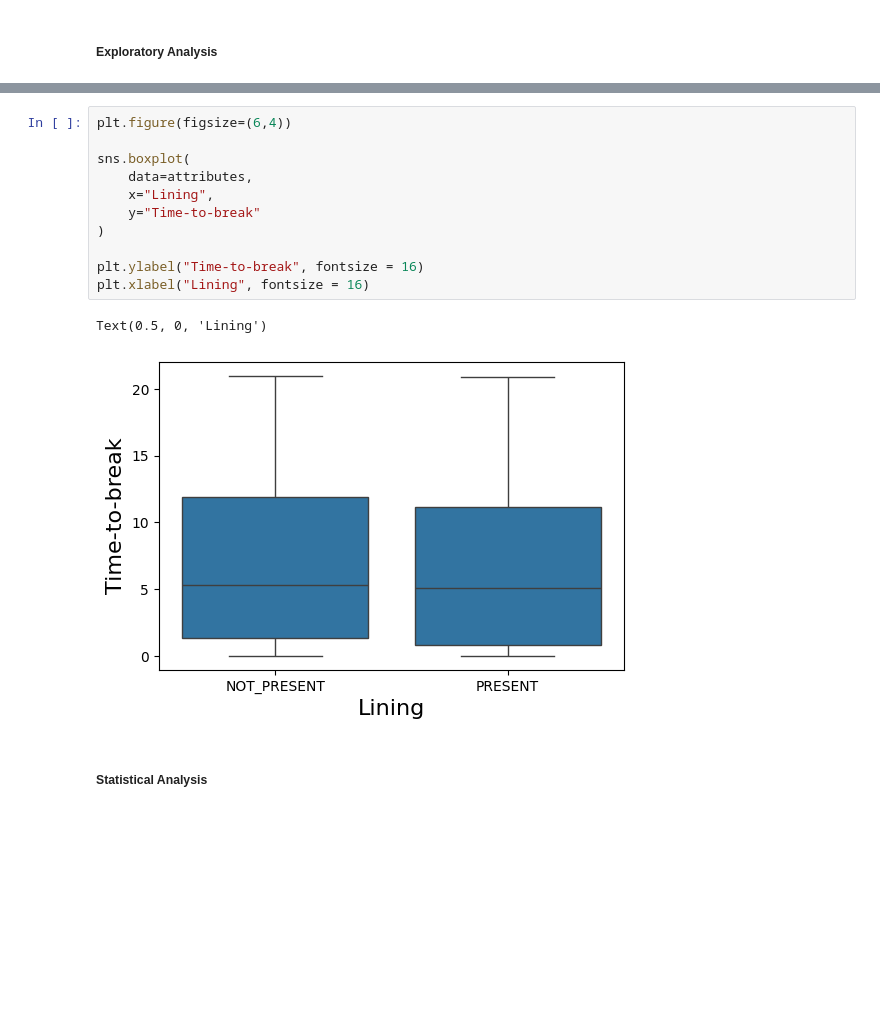
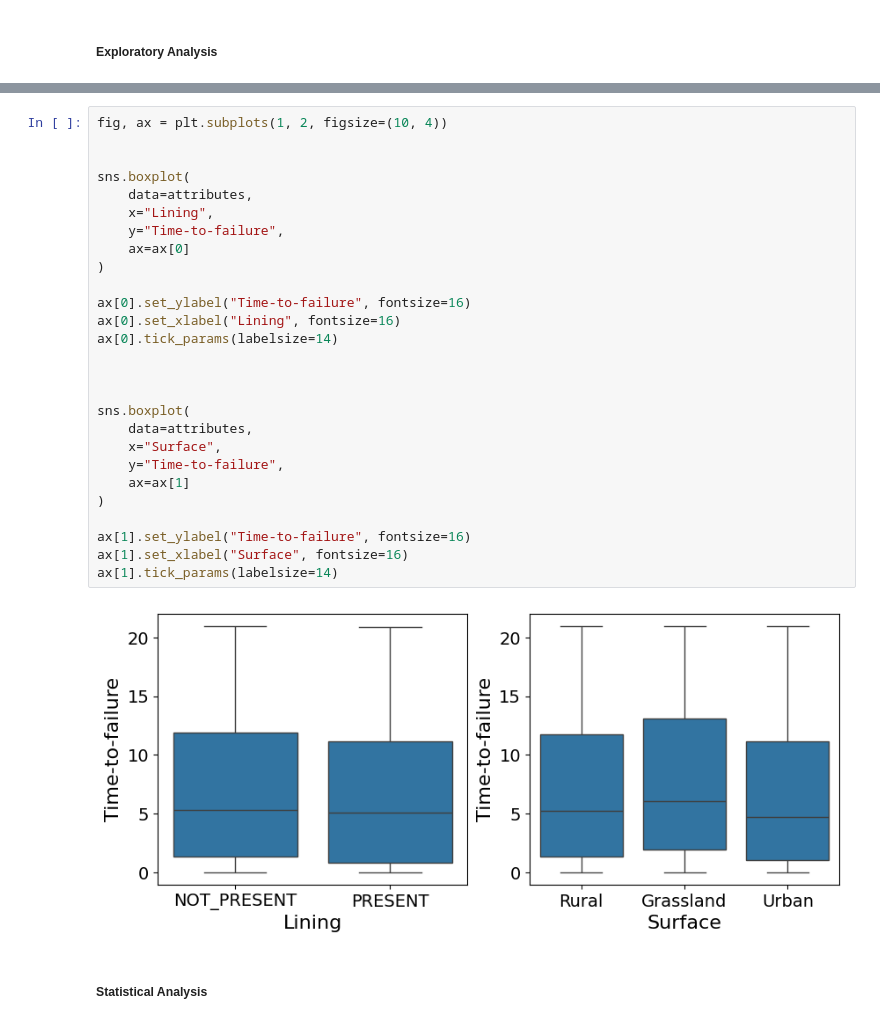
Before and after one commit to UlaStats/MSc-project-pipe-failure-prediction, a Jupyter notebook: Data_Analysis.ipynb, the cells around one changed output, grey strips where cells are left out. Cells and saved outputs as stored; diff of their text form; blank space fills up the shorter version.

```diff
--- a/Data_Analysis.ipynb
+++ b/Data_Analysis.ipynb
@@ -149,17 +228,32 @@ Text(0.5, 0, 'Surface')
-# %%
-plt.figure(figsize=(6,4))
-
-sns.boxplot(
-    data=attributes,
-    x="Lining",
-    y="Time-to-break"
-)
-
-plt.ylabel("Time-to-break", fontsize = 16)
-plt.xlabel("Lining", fontsize = 16)
-# %% [output]
-Text(0.5, 0, 'Lining')
-[figure, removed]
+# %%
+fig, ax = plt.subplots(1, 2, figsize=(10, 4))
+
+
+sns.boxplot(
+    data=attributes,
+    x="Lining",
+    y="Time-to-failure",
+    ax=ax[0]
+)
+
+ax[0].set_ylabel("Time-to-failure", fontsize=16)
+ax[0].set_xlabel("Lining", fontsize=16)
+ax[0].tick_params(labelsize=14)
+
+
+
+sns.boxplot(
+    data=attributes,
+    x="Surface",
+    y="Time-to-failure",
+    ax=ax[1]
+)
+
+ax[1].set_ylabel("Time-to-failure", fontsize=16)
+ax[1].set_xlabel("Surface", fontsize=16)
+ax[1].tick_params(labelsize=14)
+# %% [output]
+[figure, added]
 # %% [markdown]
 ##### Statistical Analysis
 # %%
```
Also changed, not shown: parts of 12 cells of this notebook.
